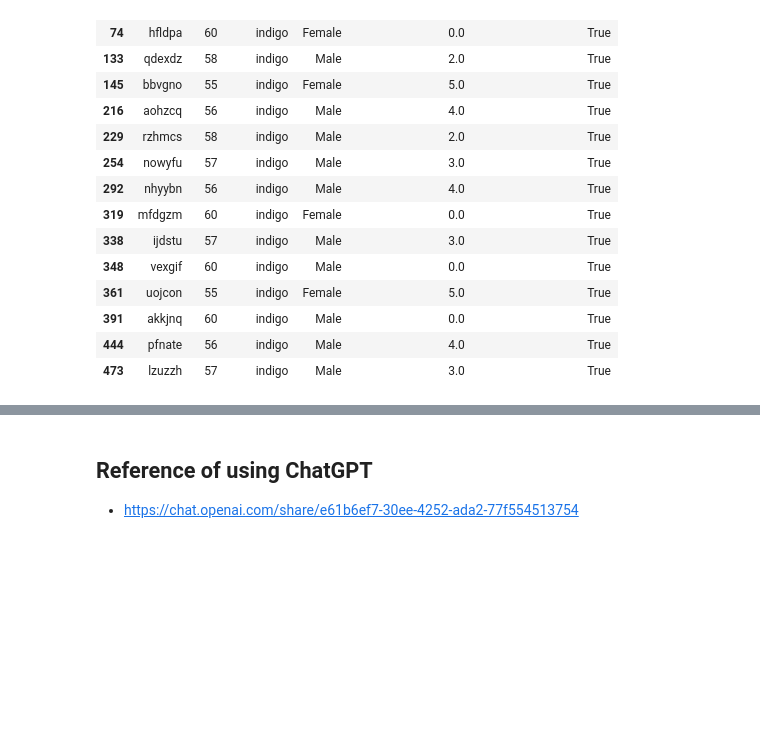
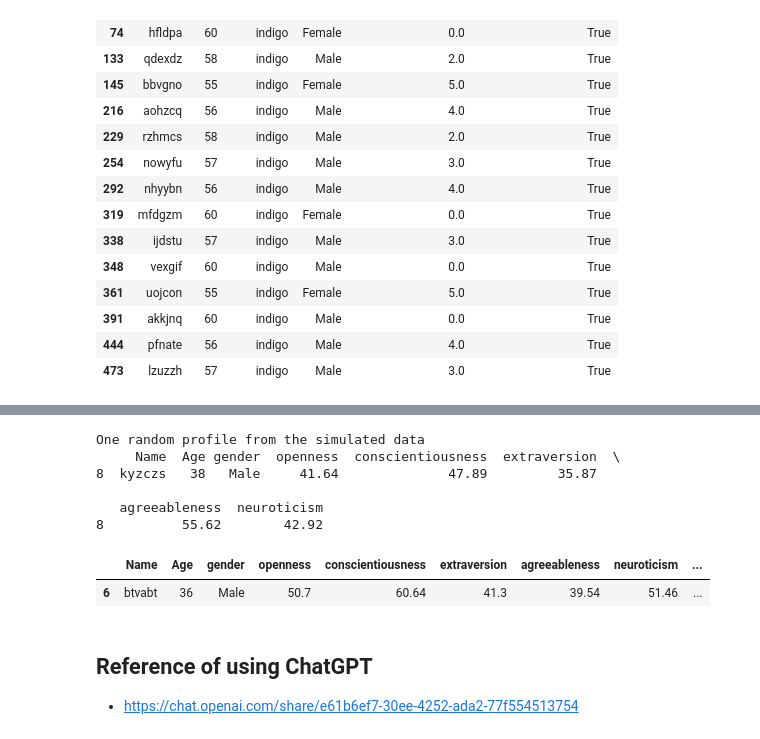
Before and after one commit to oceanumeric/ININ-tutorial, a Jupyter notebook: Labs/lab0_part_i.ipynb, the cells around one changed output, grey strips where cells are left out. Saved outputs shown, nothing was run; the diff lists cells and outputs as text; code cells hidden in the pictures; blank space fills up the shorter version.

```diff
--- a/Labs/lab0_part_i.ipynb
+++ b/Labs/lab0_part_i.ipynb
@@ -298,3 +454,18 @@ One random profile from the big city data
+# %%
+# CHANGE THE VALUES
+absolute_age_diff = 5
+absolute_personality_diff = 60  # change this value to a number unitl you get a match
+
+perfect_match(simulated_data2, absolute_age_diff, absolute_personality_diff)
+# %% [output]
+One random profile from the simulated data
+     Name  Age gender  openness  conscientiousness  extraversion  \
+8  kyzczs   38   Male     41.64              47.89         35.87
+
+   agreeableness  neuroticism
+8          55.62        42.92
+|  | Name | Age | gender | openness | conscientiousness | extraversion | agreeableness | neuroticism | ... |
+| 6 | btvabt | 36 | Male | 50.7 | 60.64 | 41.3 | 39.54 | 51.46 | ... |
 # %% [markdown]
 ## Reference of using ChatGPT
 
```
Also changed, not shown: parts of 5 cells of this notebook.
